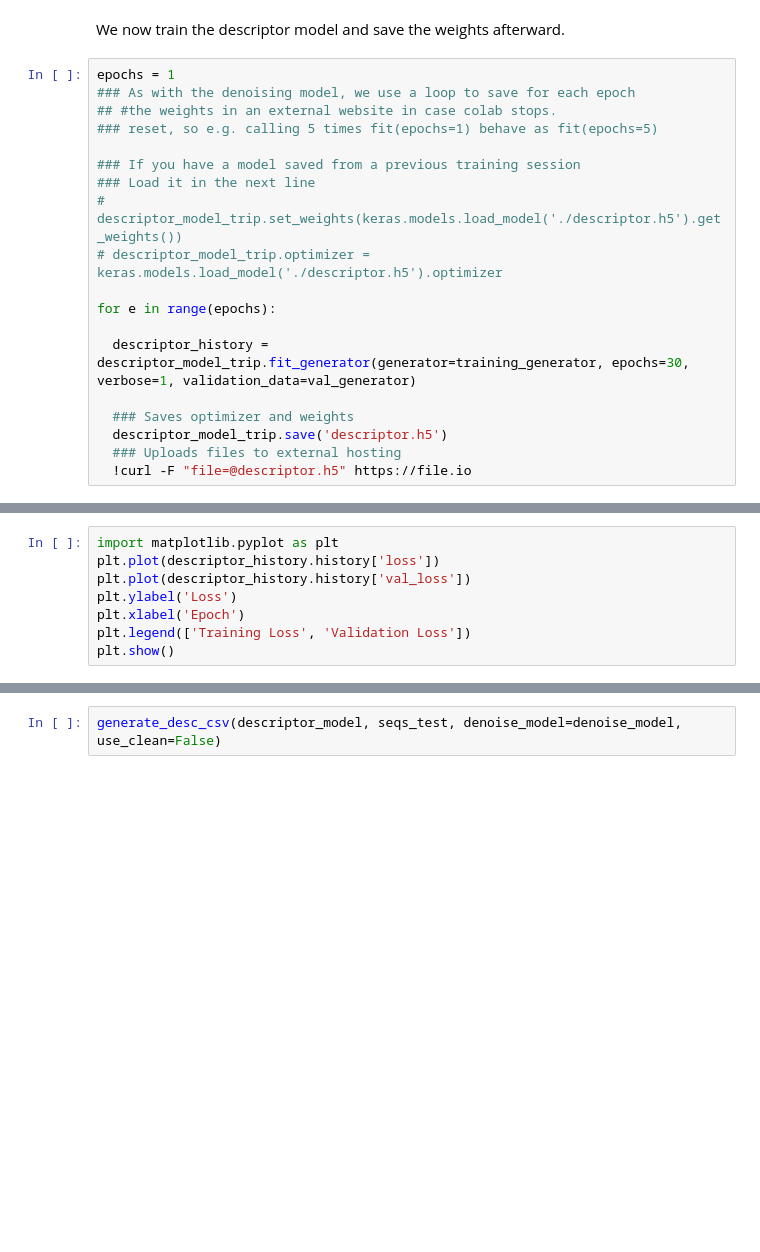
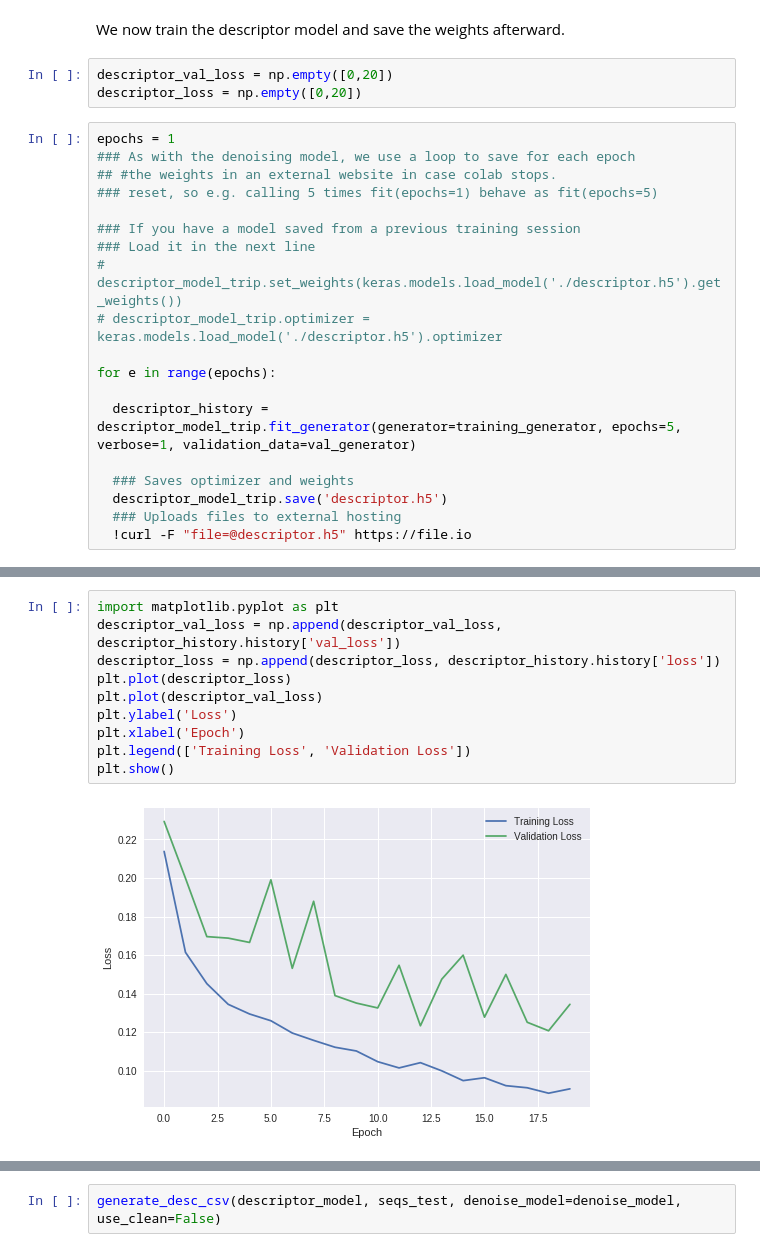
Before and after one commit to Martinpanzy/Deep_Learning, a Jupyter notebook: improved.ipynb, the cells around one changed output, grey strips where cells are left out. Drawn from its saved outputs; the diff is of its cells as text; blank space fills up the shorter version.

```diff
--- a/improved.ipynb
+++ b/improved.ipynb
@@ -409,5 +417,8 @@ plot_triplet(training_generator)
 # %% [markdown]
 We now train the descriptor model and save the weights afterward.
+# %%
+descriptor_val_loss = np.empty([0,20])
+descriptor_loss = np.empty([0,20])
 # %%
 epochs = 1
 ### As with the denoising model, we use a loop to save for each epoch
@@ -421,7 +432,7 @@ epochs = 1
 
 for e in range(epochs):
 
-  descriptor_history = descriptor_model_trip.fit_generator(generator=training_generator, epochs=30, verbose=1, validation_data=val_generator)
+  descriptor_history = descriptor_model_trip.fit_generator(generator=training_generator, epochs=5, verbose=1, validation_data=val_generator)
 
   ### Saves optimizer and weights
   descriptor_model_trip.save('descriptor.h5')
@@ -435,11 +443,15 @@ KeyboardInterrupt: ignored
 # %%
 import matplotlib.pyplot as plt
-plt.plot(descriptor_history.history['loss'])
-plt.plot(descriptor_history.history['val_loss'])
+descriptor_val_loss = np.append(descriptor_val_loss, descriptor_history.history['val_loss'])
+descriptor_loss = np.append(descriptor_loss, descriptor_history.history['loss'])
+plt.plot(descriptor_loss)
+plt.plot(descriptor_val_loss)
 plt.ylabel('Loss')
 plt.xlabel('Epoch')
 plt.legend(['Training Loss', 'Validation Loss'])
 plt.show()
+# %% [output]
+[figure, added]
 # %% [markdown]
 ## Generating descriptors files for test data
 
```
Also changed, not shown: parts of 7 cells of this notebook.
